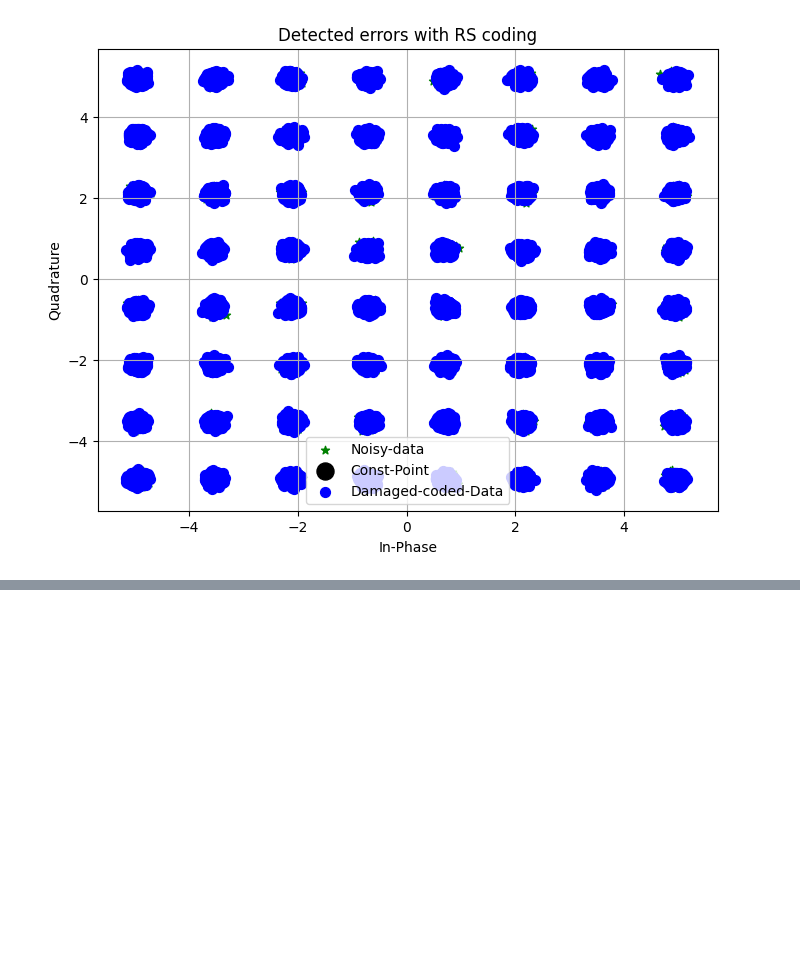
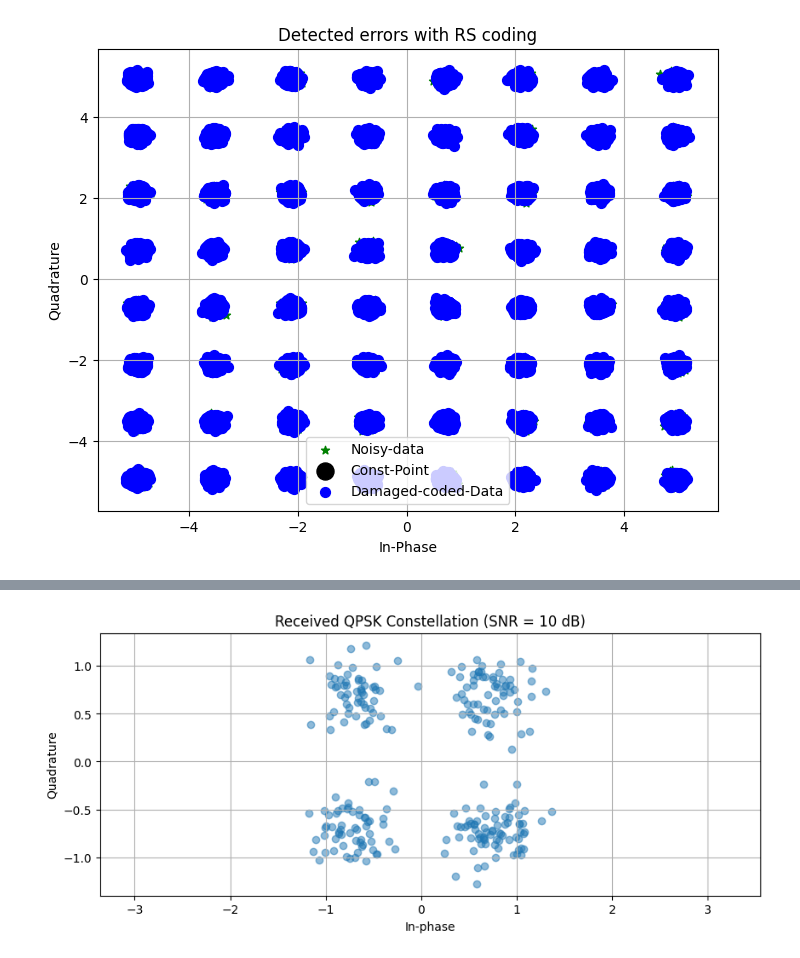
Before and after one commit to hamed-h98/5G_projects, a Jupyter notebook: 01_Wireless_PHY/FEC.ipynb, the cells around one changed output, grey strips where cells are left out. Saved outputs shown, nothing was run; the diff lists cells and outputs as text; code cells hidden in the pictures; blank space fills up the shorter version.

```diff
--- a/01_Wireless_PHY/FEC.ipynb
+++ b/01_Wireless_PHY/FEC.ipynb
@@ -2620,0 +3291,97 @@ Designing DSP blocks for optical comm
+# %%
+import numpy as np
+import matplotlib.pyplot as plt
+from pyldpc import make_ldpc, encode, decode, get_message
+
+# LDPC code parameters
+n_bits = 512
+d_v = 2
+d_c = 4
+systematic = True
+
+# Create LDPC matrices
+H, G = make_ldpc(n_bits, d_v, d_c, systematic=systematic, sparse=True)
+k_bits = G.shape[1]
+rate = k_bits / n_bits
+print(f"LDPC code rate: {rate:.3f}")
+
+# Generate random message
+message = np.random.randint(0, 2, k_bits)
+print(f"Random message bits: {message[:20]}...")
+
+# SNR parameters
+snr_db = 10
+snr_linear = 10**(snr_db/10)
+
+# Encode the message (corrected function call)
+codeword = encode(G, message, snr_linear)
+print(f"Encoded codeword (first 20 bits): {codeword[:20]}...")
+
+def qpsk_mod(bits):
+    """QPSK modulation function"""
+    # Convert to binary bits (in case encode returns soft values)
+    bits = (bits > 0).astype(int)
+
+    # Pad bits if odd length
+    if len(bits) % 2 == 1:
+        bits = np.append(bits, 0)
+
+    bits = bits.reshape(-1, 2)
+    mapping = {
+        (0,0): 1+1j,
+        (0,1): -1+1j,
+        (1,1): -1-1j,
+        (1,0): 1-1j
+    }
+    symbols = np.array([mapping[tuple(b)] for b in bits]) / np.sqrt(2)
+    return symbols
+
+# Modulate
+symbols = qpsk_mod(codeword)
+print(f"Number of QPSK symbols: {len(symbols)}")
+
+# Add AWGN noise
+noise_power = 1 / (2*snr_linear)
+noise = np.sqrt(noise_power) * (np.random.randn(*symbols.shape) + 1j*np.random.randn(*symbols.shape))
+rx_symbols = symbols + noise
+
+def qpsk_llr(received_symbols, noise_var):
+    """Calculate Log-Likelihood Ratios for QPSK"""
+    llrs = []
+    for s in received_symbols:
+        # LLR for I and Q components
+        llr_I = 2 * s.real / noise_var
+        llr_Q = 2 * s.imag / noise_var
+        llrs.extend([llr_I, llr_Q])
+    return np.array(llrs)
+
+# Calculate LLRs
+llrs = qpsk_llr(rx_symbols, noise_power)
+
+# Trim LLRs to match codeword length if needed
+if len(llrs) > len(codeword):
+    llrs = llrs[:len(codeword)]
+
+# Decode (corrected function call)
+decoded_bits = decode(H, llrs, snr_linear, maxiter=50)
+decoded_message = get_message(G, decoded_bits)
+
+# Check for errors
+errors = np.sum(decoded_message != message)
+print(f"Number of bit errors after decoding: {errors}")
+
+if errors == 0:
+    print("Decoding successful. All errors corrected.")
+else:
+    print("Decoding incomplete. Residual errors remain.")
+
+# Plot constellation
+plt.figure(figsize=(10,4))
+plt.scatter(rx_symbols.real, rx_symbols.imag, alpha=0.5)
+plt.title(f"Received QPSK Constellation (SNR = {snr_db} dB)")
+plt.xlabel("In-phase")
+plt.ylabel("Quadrature")
+plt.grid(True)
+plt.axis('equal')
+plt.show()
+# %% [output]
@@ -2620,0 +3397 @@ Designing DSP blocks for optical comm
+[figure, added]
```
Also changed, not shown: parts of 11 cells of this notebook.
